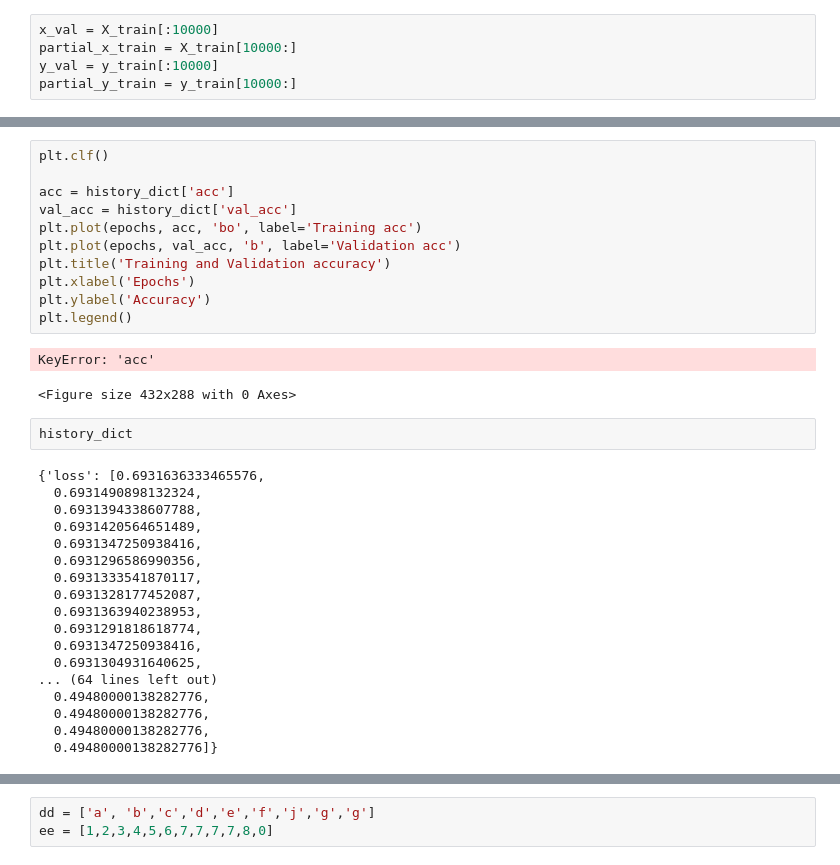
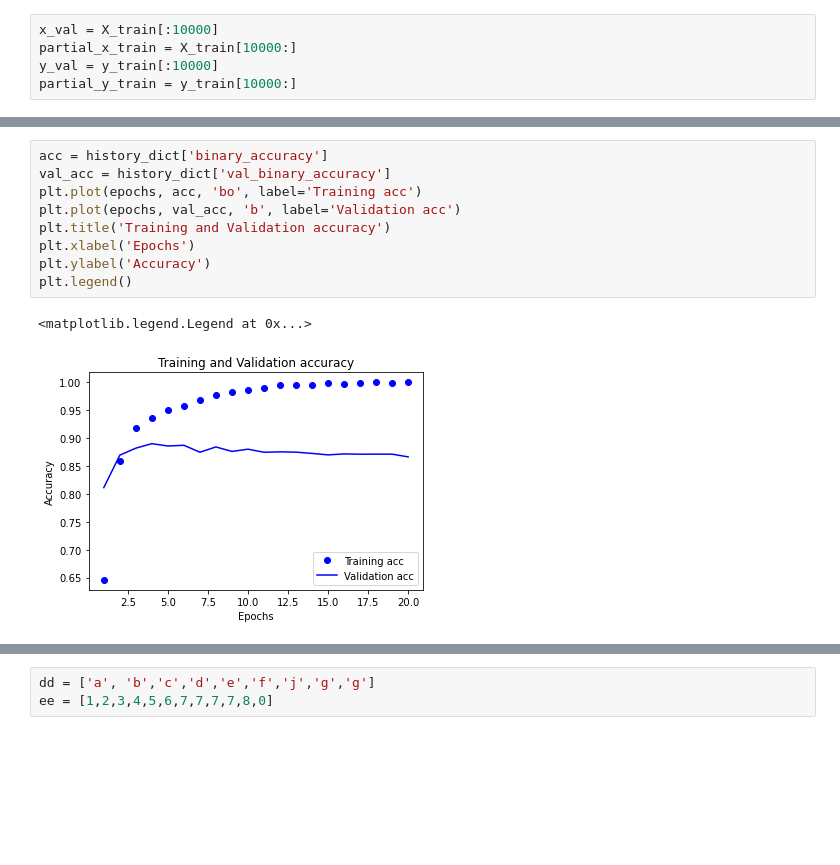
Before and after one commit to ducksfrogs/tens_first, a Jupyter notebook: book/keras/imon.ipynb, the cells around one changed output, grey strips where cells are left out. Drawn from its saved outputs; the diff is of its cells as text; blank space fills up the shorter version.

```diff
--- a/book/keras/imon.ipynb
+++ b/book/keras/imon.ipynb
@@ -94,34 +94,12 @@ plt.legend()
 # %%
-plt.clf()
-
-acc = history_dict['acc']
-val_acc = history_dict['val_acc']
+acc = history_dict['binary_accuracy']
+val_acc = history_dict['val_binary_accuracy']
 plt.plot(epochs, acc, 'bo', label='Training acc')
 plt.plot(epochs, val_acc, 'b', label='Validation acc')
 plt.title('Training and Validation accuracy')
 plt.xlabel('Epochs')
 plt.ylabel('Accuracy')
 plt.legend()
 # %% [output]
-KeyError: 'acc'
+<matplotlib.legend.Legend at 0x...>
-<Figure size 432x288 with 0 Axes>
+[figure, added]
-# %%
-history_dict
-# %% [output]
-{'loss': [0.6931636333465576,
-  0.6931490898132324,
-  0.6931394338607788,
-  0.6931420564651489,
-  0.6931347250938416,
-  0.6931296586990356,
-  0.6931333541870117,
-  0.6931328177452087,
-  0.6931363940238953,
-  0.6931291818618774,
-  0.6931347250938416,
-  0.6931304931640625,
-... (64 lines left out)
-  0.49480000138282776,
-  0.49480000138282776,
-  0.49480000138282776,
-  0.49480000138282776]}
```
Also changed, not shown: parts of 4 cells of this notebook, 3 other files.
